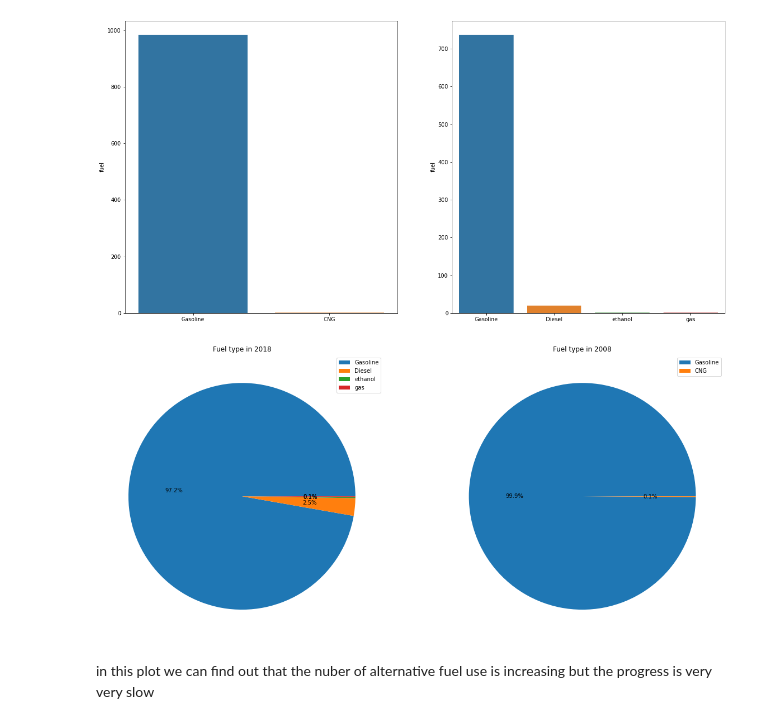
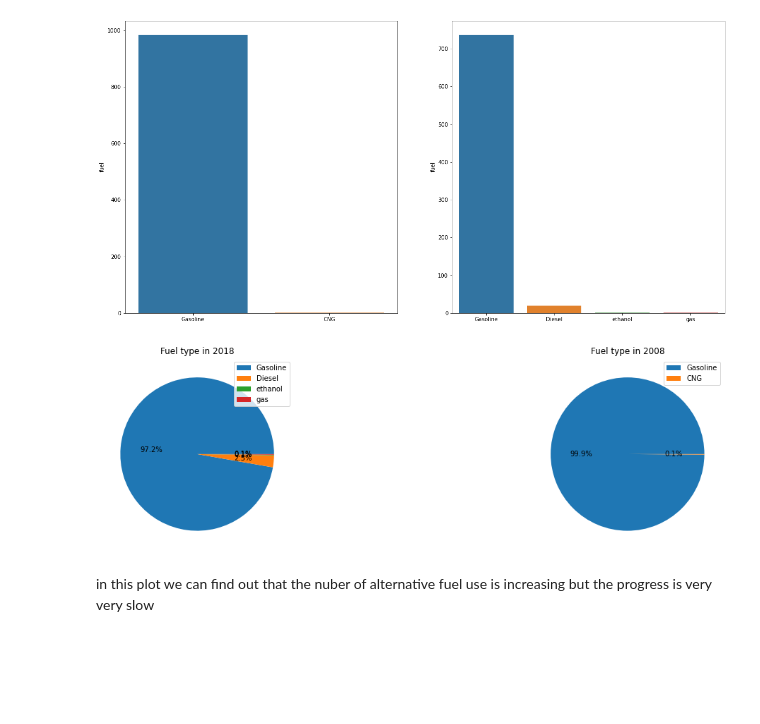
Before and after one commit to AmzadHossainrafis/fuel-economy-data-analysis, a Jupyter notebook: project_name/project.ipynb, the cells around one changed output. Cells and saved outputs as stored; diff of their text form; code cells hidden in the pictures; blank space fills up the shorter version.

```diff
--- a/project_name/project.ipynb
+++ b/project_name/project.ipynb
@@ -116,7 +116,7 @@ if you chackout tha info table there are some missing value in fule_data01
 from matplotlib.pyplot import figure
 fig, axes = plt.subplots(nrows=1, ncols=2)
 fig.suptitle('number of unique elements ', fontsize=16)
-plt.rcParams["figure.figsize"] = (20,5)
+plt.rcParams["figure.figsize"] = (20,10)
 #add title
 sns.barplot(x=fuel_data01.nunique(), y=fuel_data01.columns, ax=axes[0])
 sns.barplot(y=fuel_data02.nunique(), x=fuel_data02.columns, ax=axes[1])
@@ -750,18 +755,18 @@ sns.barplot(x=df_18['fuel'].unique(),y=df_18['fuel'].value_counts(),ax=axess[1])
 # %%
 #chang figure size
 #subplot df_08  and df_18
 fig,axs=plt.subplots(nrows=1,ncols=2)
-plt.rcParams["figure.figsize"] = (20,10)
+plt.rcParams["figure.figsize"] = (15,5)
 axs[0].pie(df_18['fuel'].value_counts(),autopct='%1.1f%%')
 axs[0].legend(df_18['fuel'].unique())
 axs[0].set_title('Fuel type in 2018')
 axs[1].pie(df_08['fuel'].value_counts(),autopct='%1.1f%%')
 axs[1].legend(df_08['fuel'].unique())
 axs[1].set_title('Fuel type in 2008')
 #save the plot of fig folder
 plt.savefig(r'C:\Users\Amzad\Desktop\project\data_view\project_name\data\fig\pie_fuel_08and18.png')
 # %% [output]
-[figure, old version]
+[figure, new version]
 # %% [markdown]
 in this plot we can find out that the nuber of alternative fuel use is increasing but the progress is very very slow
 # %%
```
Also changed, not shown: parts of 7 cells of this notebook, 6 other files.
